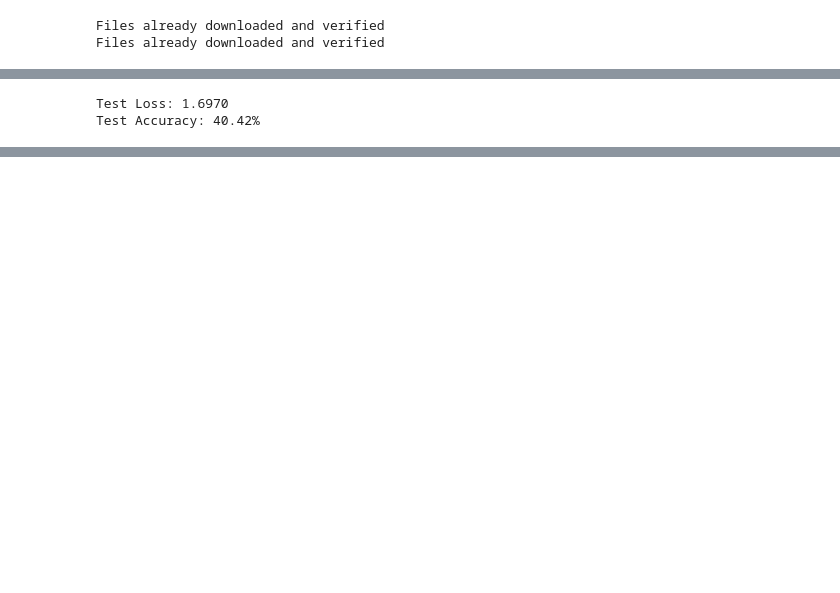
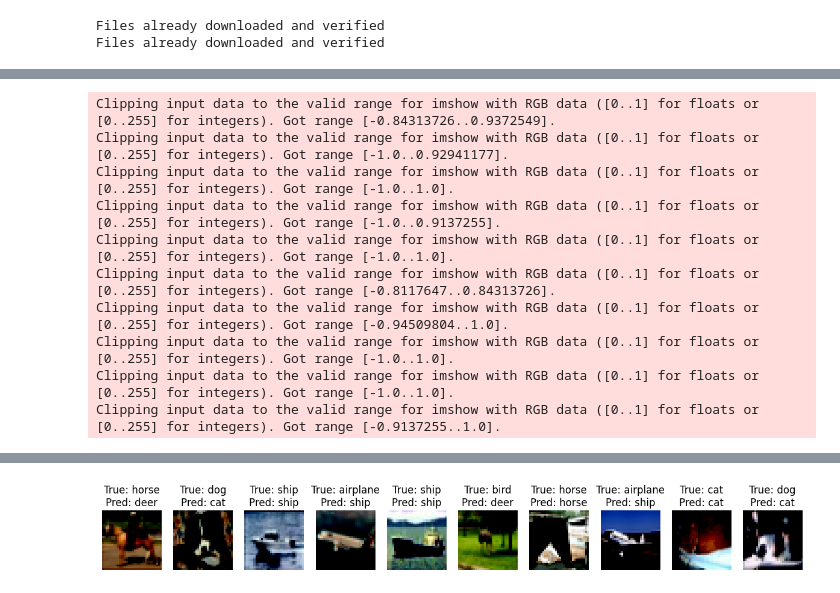
Before and after one commit to Dorknafo7/deep_learning_project, a Jupyter notebook: code/DecoderEncoderCIFAR.ipynb, the cells around one changed output, grey strips where cells are left out. Saved outputs shown, nothing was run; the diff lists cells and outputs as text; code cells hidden in the pictures; blank space fills up the shorter version.

```diff
--- a/code/DecoderEncoderCIFAR.ipynb
+++ b/code/DecoderEncoderCIFAR.ipynb
@@ -44,6 +41,7 @@ freeze_seeds(0)
 import os
 current_dir = os.getcwd()
 train_dataset = datasets.CIFAR10(root=current_dir, train=True, download=True, transform=transform)
+class_names = train_dataset.classes
 test_dataset = datasets.CIFAR10(root=current_dir, train=False, download=True, transform=transform)
 # %% [output]
 Files already downloaded and verified
@@ -130,6 +145,7 @@ Epoch 1, Loss: 0.06744948597252369
 # %%
 #### Classifier Model ###
 
+#basic:
 # class Classifier(torch.nn.Module):
 #     def __init__(self, latent_dim, num_classes):
 #         super(Classifier, self).__init__()
@@ -138,17 +154,44 @@ Epoch 1, Loss: 0.06744948597252369
 #     def forward(self, x):
 #         return self.fc(x)
 
+# class Classifier(torch.nn.Module):
+#     def __init__(self, latent_dim, num_classes):
+#         super(Classifier, self).__init__()
+#         self.fc1 = torch.nn.Linear(latent_dim, 512)
+#         self.relu = torch.nn.ReLU()
+#         self.fc2 = torch.nn.Linear(512, num_classes)  # Final output layer
+
+#     def forward(self, x):
+#         x = self.relu(self.fc1(x))  # Hidden layer with ReLU
+#         return self.fc2(x)  # Output layer for classification
+
 
 class Classifier(torch.nn.Module):
     def __init__(self, latent_dim, num_classes):
         super(Classifier, self).__init__()
+
+        # Define the layers
         self.fc1 = torch.nn.Linear(latent_dim, 512)
-        self.relu = torch.nn.ReLU()
-        self.fc2 = torch.nn.Linear(512, num_classes)  # Final output layer
+        self.relu1 = torch.nn.ReLU()
+        self.bn1 = torch.nn.BatchNorm1d(512)  # Batch normalization after the first hidden layer
+        self.drop1 = torch.nn.Dropout(0.5)  # Dropout layer to prevent overfitting
+
+        self.fc2 = torch.nn.Linear(512, 256)
+        self.relu2 = torch.nn.ReLU()
+        self.bn2 = torch.nn.BatchNorm1d(256)
+        self.drop2 = torch.nn.Dropout(0.5)
+
+        self.fc3 = torch.nn.Linear(256, num_classes)  # Final output layer (classification)
 
     def forward(self, x):
-        x = self.relu(self.fc1(x))  # Hidden layer with ReLU
-        return self.fc2(x)  # Output layer for classification
+        x = self.relu1(self.bn1(self.fc1(x)))  # Apply fc1 + ReLU + BatchNorm
+        x = self.drop1(x)  # Apply dropout
+
+        x = self.relu2(self.bn2(self.fc2(x)))  # Apply fc2 + ReLU + BatchNorm
+        x = self.drop2(x)  # Apply dropout
+
+        x = self.fc3(x)  # Final classification layer (logits)
+        return x
 # %%
 for param in autoencoder.encoder.parameters(): # Freeze encoder weights
     param.requires_grad = False
@@ -227,6 +270,18 @@ with torch.no_grad():
 accuracy = 100 * correct / total
 print(f"Test Loss: {test_loss / len(dl_test):.4f}")
 print(f"Test Accuracy: {accuracy:.2f}%")
+
+
+# Visualize the images along with their true and predicted labels
+plot_images_with_labels(images, labels, predicted, class_names, num_images=10)
 # %% [output]
-Test Loss: 1.6970
-Test Accuracy: 40.42%
+Clipping input data to the valid range for imshow with RGB data ([0..1] for floats or [0..255] for integers). Got range [-0.84313726..0.9372549].
+Clipping input data to the valid range for imshow with RGB data ([0..1] for floats or [0..255] for integers). Got range [-1.0..0.92941177].
+Clipping input data to the valid range for imshow with RGB data ([0..1] for floats or [0..255] for integers). Got range [-1.0..1.0].
+Clipping input data to the valid range for imshow with RGB data ([0..1] for floats or [0..255] for integers). Got range [-1.0..0.9137255].
+Clipping input data to the valid range for imshow with RGB data ([0..1] for floats or [0..255] for integers). Got range [-1.0..1.0].
+Clipping input data to the valid range for imshow with RGB data ([0..1] for floats or [0..255] for integers). Got range [-0.8117647..0.84313726].
+Clipping input data to the valid range for imshow with RGB data ([0..1] for floats or [0..255] for integers). Got range [-0.94509804..1.0].
+Clipping input data to the valid range for imshow with RGB data ([0..1] for floats or [0..255] for integers). Got range [-1.0..1.0].
+Clipping input data to the valid range for imshow with RGB data ([0..1] for floats or [0..255] for integers). Got range [-1.0..1.0].
+Clipping input data to the valid range for imshow with RGB data ([0..1] for floats or [0..255] for integers). Got range [-0.9137255..1.0].
@@ -233,2 +290,3 @@ Test Accuracy: 40.42%
+[figure, added]
 # %%
 ###Classification-Guided Encoding###
```
Also changed, not shown: parts of 7 cells of this notebook, 1 other file.
